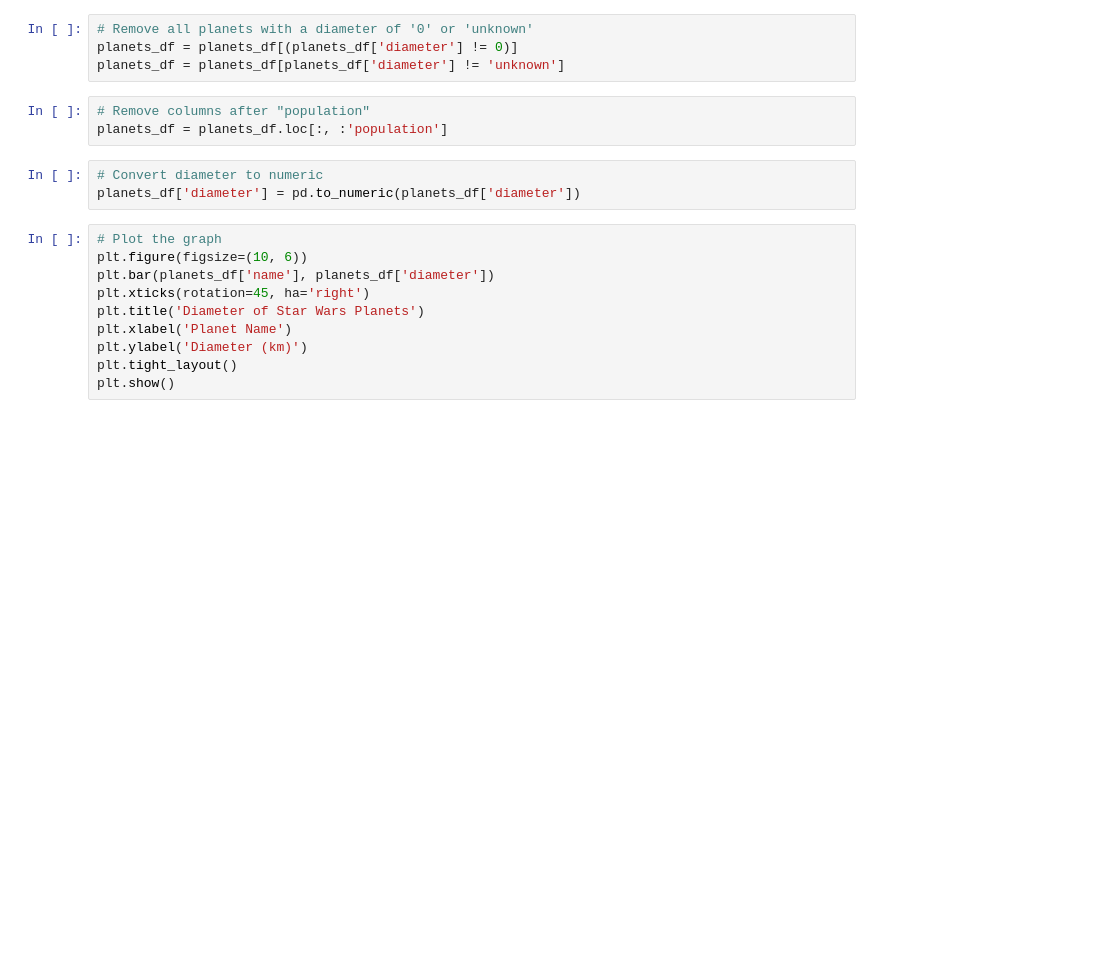
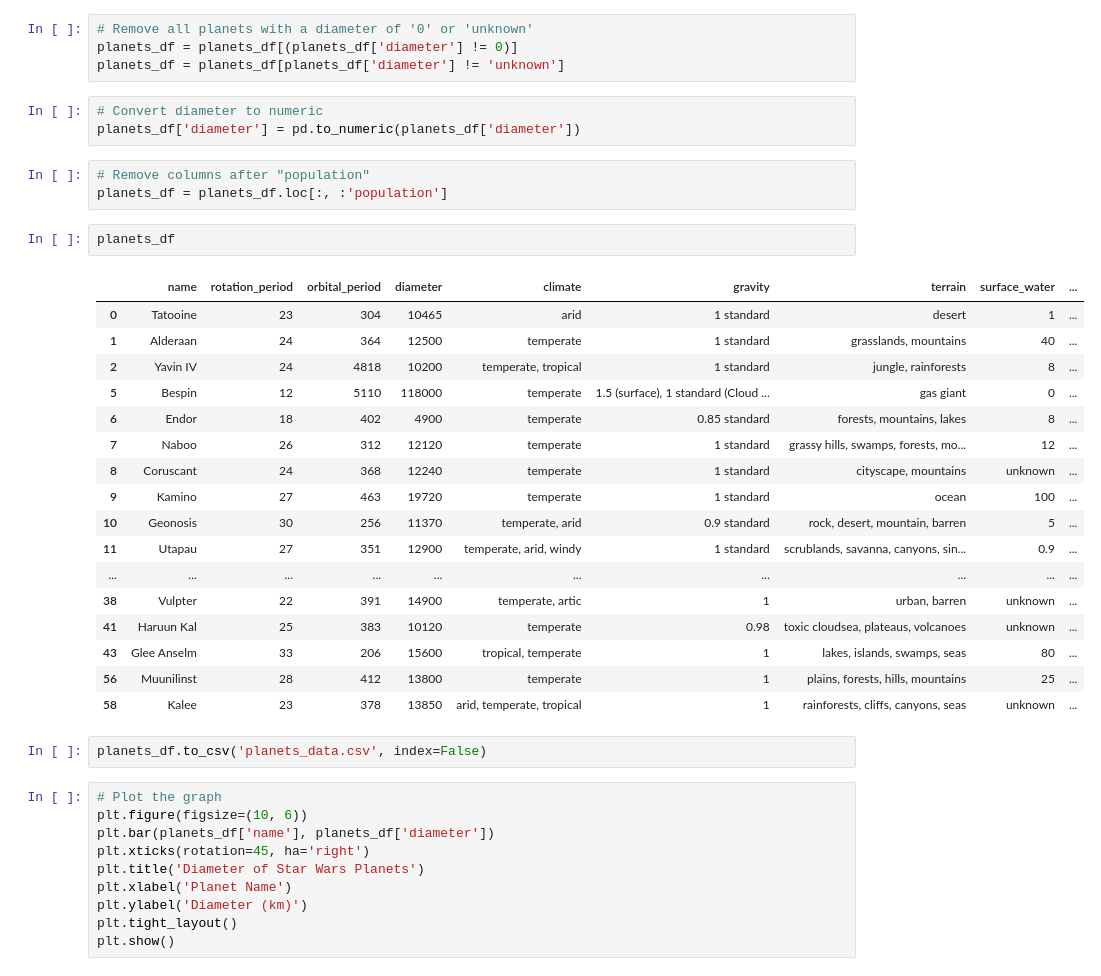
Before and after one commit to boi-andy/final_project, a Jupyter notebook: main.ipynb, the cells around one changed output. Saved outputs shown, nothing was run; the diff lists cells and outputs as text; blank space fills up the shorter version.

```diff
--- a/main.ipynb
+++ b/main.ipynb
@@ -29,12 +29,34 @@ planets_df = pd.DataFrame(all_planets_data)
 # Remove all planets with a diameter of '0' or 'unknown'
 planets_df = planets_df[(planets_df['diameter'] != 0)]
 planets_df = planets_df[planets_df['diameter'] != 'unknown']
+# %%
+# Convert diameter to numeric
+planets_df['diameter'] = pd.to_numeric(planets_df['diameter'])
 # %%
 # Remove columns after "population"
 planets_df = planets_df.loc[:, :'population']
-# %%
-# Convert diameter to numeric
-planets_df['diameter'] = pd.to_numeric(planets_df['diameter'])
+# %%
+planets_df
+# %% [output]
+|  | name | rotation_period | orbital_period | diameter | climate | gravity | terrain | surface_water | ... |
+| 0 | Tatooine | 23 | 304 | 10465 | arid | 1 standard | desert | 1 | ... |
+| 1 | Alderaan | 24 | 364 | 12500 | temperate | 1 standard | grasslands, mountains | 40 | ... |
+| 2 | Yavin IV | 24 | 4818 | 10200 | temperate, tropical | 1 standard | jungle, rainforests | 8 | ... |
+| 5 | Bespin | 12 | 5110 | 118000 | temperate | 1.5 (surface), 1 standard (Cloud ... | gas giant | 0 | ... |
+| 6 | Endor | 18 | 402 | 4900 | temperate | 0.85 standard | forests, mountains, lakes | 8 | ... |
+| 7 | Naboo | 26 | 312 | 12120 | temperate | 1 standard | grassy hills, swamps, forests, mo... | 12 | ... |
+| 8 | Coruscant | 24 | 368 | 12240 | temperate | 1 standard | cityscape, mountains | unknown | ... |
+| 9 | Kamino | 27 | 463 | 19720 | temperate | 1 standard | ocean | 100 | ... |
+| 10 | Geonosis | 30 | 256 | 11370 | temperate, arid | 0.9 standard | rock, desert, mountain, barren | 5 | ... |
+| 11 | Utapau | 27 | 351 | 12900 | temperate, arid, windy | 1 standard | scrublands, savanna, canyons, sin... | 0.9 | ... |
+| ... | ... | ... | ... | ... | ... | ... | ... | ... | ... |
+| 38 | Vulpter | 22 | 391 | 14900 | temperate, artic | 1 | urban, barren | unknown | ... |
+| 41 | Haruun Kal | 25 | 383 | 10120 | temperate | 0.98 | toxic cloudsea, plateaus, volcanoes | unknown | ... |
+| 43 | Glee Anselm | 33 | 206 | 15600 | tropical, temperate | 1 | lakes, islands, swamps, seas | 80 | ... |
+| 56 | Muunilinst | 28 | 412 | 13800 | temperate | 1 | plains, forests, hills, mountains | 25 | ... |
+| 58 | Kalee | 23 | 378 | 13850 | arid, temperate, tropical | 1 | rainforests, cliffs, canyons, seas | unknown | ... |
+# %%
+planets_df.to_csv('planets_data.csv', index=False)
 # %%
 # Plot the graph
 plt.figure(figsize=(10, 6))
```
Also changed, not shown: 1 other file.
